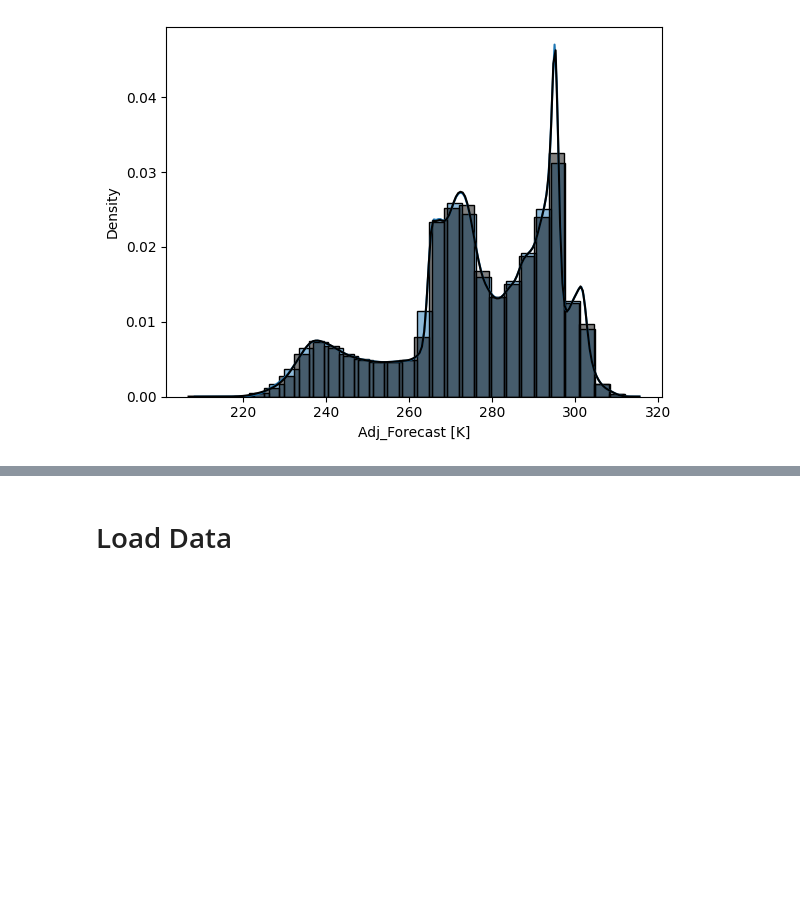
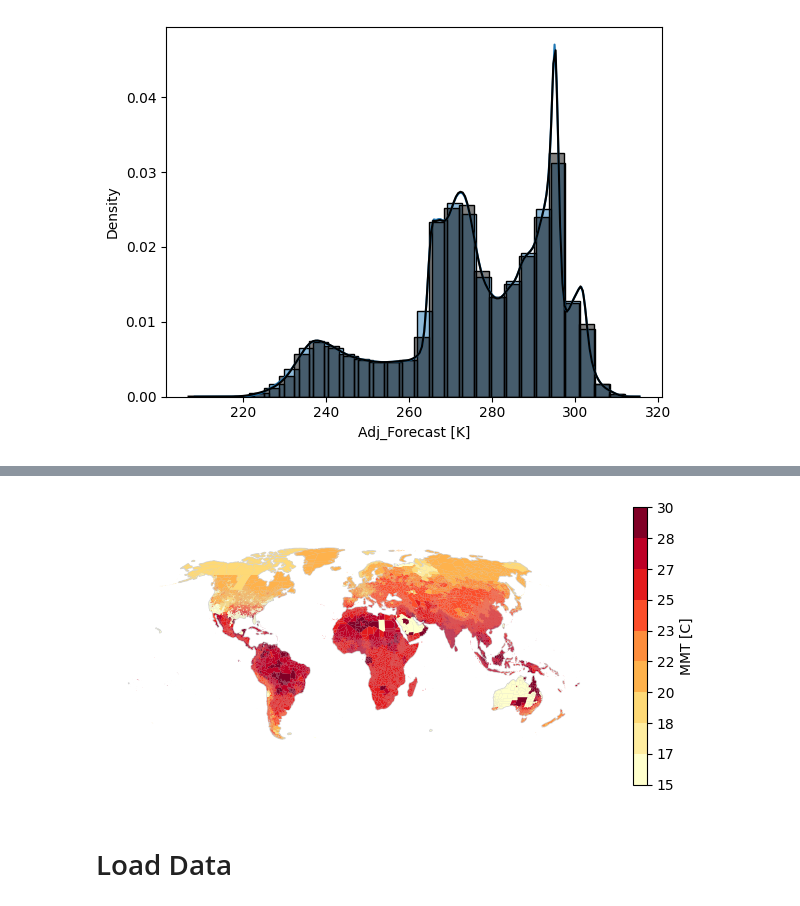
Before and after one commit to ezuetell/poreallas, a Jupyter notebook: analysis/a01_august_seasonal_forecast_results.ipynb, the cells around one changed output, grey strips where cells are left out. Drawn from its saved outputs; the diff is of its cells as text; code cells hidden in the pictures; blank space fills up the shorter version.

Commit message:
update diagnostic data output

```diff
--- a/analysis/a01_august_seasonal_forecast_results.ipynb
+++ b/analysis/a01_august_seasonal_forecast_results.ipynb
@@ -43,0 +49,4 @@ Text(0.5, 0, 'Adj_Forecast [K]')
+# %%
+mmt = xr.open_zarr("/home/emily_zuetell/projects/poreallas/data/2608_beta_qdm.zarr")
+# %%
+_polygons_mmt = analysis_utils.xarray_to_gpd(mmt['mmt'].sel(age_cohort = 'age65plus'), _polygons)
@@ -44,3 +73,16 @@ Text(0.5, 0, 'Adj_Forecast [K]')
+# %%
+ax = analysis_utils.plot_single(
+    _polygons_mmt,
+    col='mmt',
+    cm = 'YlOrRd',
+    vmin = 15, vmax = 30, n_colors = 9,
+    sup_title=f"",
+    cbar_label= "MMT [C]",
+)
+fig = ax.figure
+fig.savefig("2608_mmt.png", dpi = 600, bbox_inches="tight")
+# %% [output]
+[figure, added]
 # %% [markdown]
 # Load Data
 # %%
```
Also changed, not shown: parts of 9 cells of this notebook, 1 other file.
